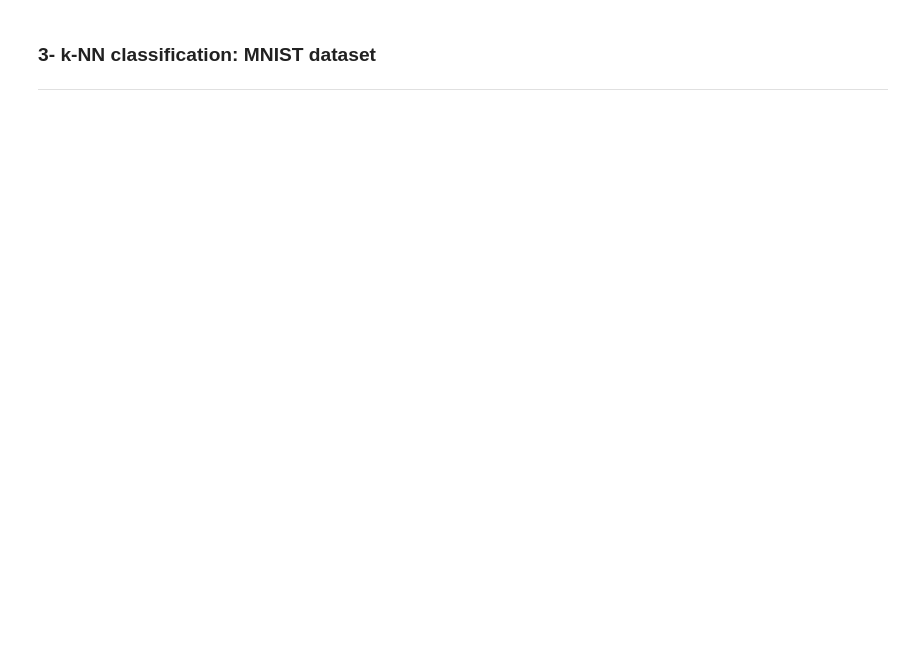
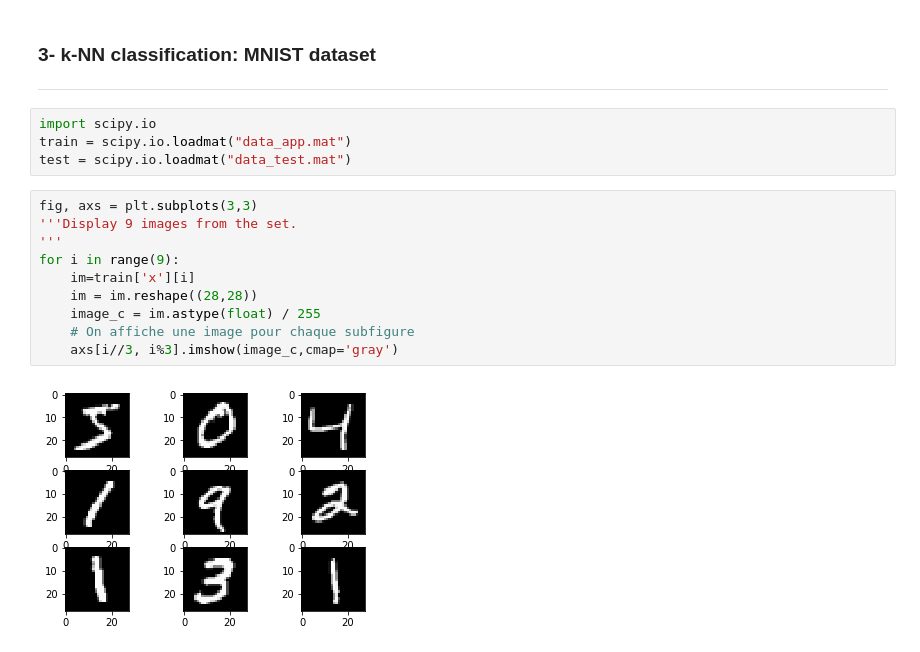
Before and after one commit to Maxtov/SI221, a Jupyter notebook: TP2/TP_kNN_Thauvin_Vranckx.ipynb, the cells around one changed output. Cells and saved outputs as stored; diff of their text form; blank space fills up the shorter version.

```diff
--- a/TP2/TP_kNN_Thauvin_Vranckx.ipynb
+++ b/TP2/TP_kNN_Thauvin_Vranckx.ipynb
@@ -288,3 +285,19 @@ repeat_5_with_K(K)
 ### 3- k-NN classification: MNIST dataset
 
 ---
+# %%
+import scipy.io
+train = scipy.io.loadmat("data_app.mat")
+test = scipy.io.loadmat("data_test.mat")
+# %%
+fig, axs = plt.subplots(3,3)
+'''Display 9 images from the set.
+'''
+for i in range(9):
+    im=train['x'][i]
+    im = im.reshape((28,28))
+    image_c = im.astype(float) / 255
+    # On affiche une image pour chaque subfigure
+    axs[i//3, i%3].imshow(image_c,cmap='gray')
+# %% [output]
+[figure, added]
```
Also changed, not shown: parts of 13 cells of this notebook, 3 other files.
